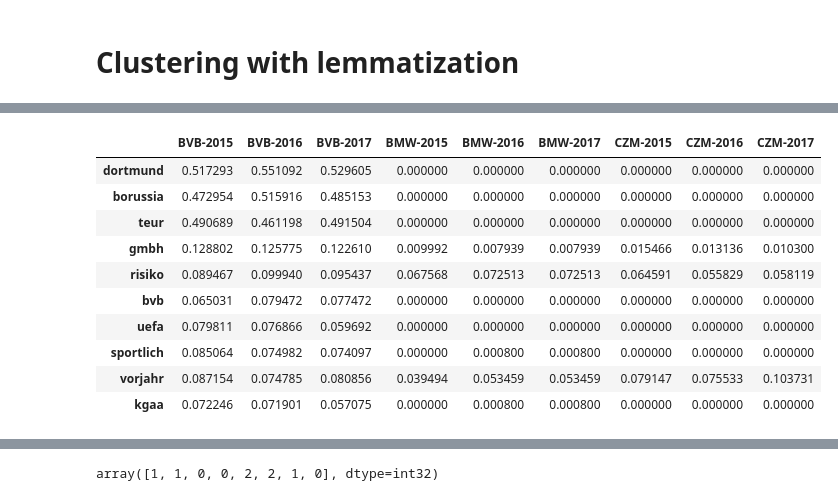
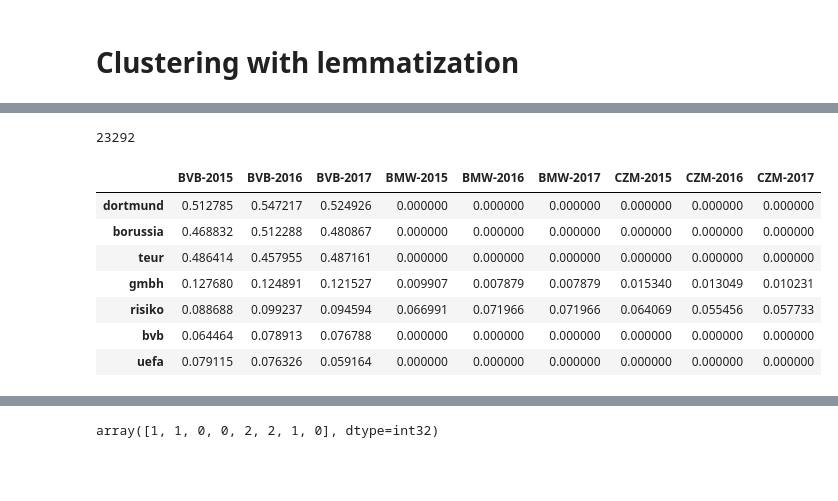
Before and after one commit to michaelborisov/text-analysis-lab, a Jupyter notebook: ML lab.ipynb, the cells around one changed output, grey strips where cells are left out. Drawn from its saved outputs; the diff is of its cells as text; code cells hidden in the pictures; blank space fills up the shorter version.

```diff
--- a/ML lab.ipynb
+++ b/ML lab.ipynb
@@ -99,6 +99,7 @@ def perform_lemmatization(document):
     lemmatized_content = " ".join(item for item in filtered_lemmas)
     return lemmatized_content
 # %%
+start_time = time.time()
 common_vocabularly_lem = set()
 for document in documents:
     content_of_document = readContentOfFile(FILE_PATH + document)
@@ -116,13 +117,15 @@ for document in documents:
         if u != '':
             new_vocab.add(u)
 
-    lemmatized_content = " ".join(item for item in filtered_lemmas)
-    vectorizer = TfidfVectorizer(vocabulary=new_vocab)
-    tfidf_matrix = vectorizer.fit_transform([lemmatized_content])
-    feature_names = vectorizer.get_feature_names()
-    corpus_index = [n for n in ['Values']]
-    df = pd.DataFrame(tfidf_matrix.T.todense(), index=feature_names, columns=corpus_index)
-    df = df.sort_values(by=['Values'], ascending=False)
-    print (df.head(5).index.values.tolist())
-    common_vocabularly_lem.update(df.head(1000).index.values.tolist())
+#     lemmatized_content = " ".join(item for item in filtered_lemmas)
+#     vectorizer = TfidfVectorizer(vocabulary=new_vocab)
+#     tfidf_matrix = vectorizer.fit_transform([lemmatized_content])
+#     feature_names = vectorizer.get_feature_names()
+#     corpus_index = [n for n in ['Values']]
+#     df = pd.DataFrame(tfidf_matrix.T.todense(), index=feature_names, columns=corpus_index)
+#     df = df.sort_values(by=['Values'], ascending=False)
+#     print (df.head(5).index.values.tolist())
+#     common_vocabularly_lem.update(df.head(1000).index.values.tolist())
+    common_vocabularly_lem.update(new_vocab)
+print (time.time() - start_time)
 # %% [output]
@@ -156,7 +151,8 @@ tfidf_matrix = vectorizer.fit_transform(
      perform_lemmatization(FILE_PATH + 'BMW-AnnualReport-2013.json'),])
 # %%
 start_time = time.time()
-lemm_docs_prep = [perform_lemmatization(FILE_PATH + 'BVB-AnnualReport-2015.json'),
+lemm_docs_prep = [
+     perform_lemmatization(FILE_PATH + 'BVB-AnnualReport-2015.json'),
      perform_lemmatization(FILE_PATH + 'BVB-AnnualReport-2016.json'),
      perform_lemmatization(FILE_PATH + 'BVB-AnnualReport-2017.json'),
      perform_lemmatization(FILE_PATH + 'BMW-AnnualReport-2015.json'),
@@ -193,17 +181,18 @@ df.head(5)
+# %%
+print(len(feature_names))
+# %% [output]
+23292
 # %%
 df = df.sort_values(by=['BVB-2016'], ascending=False)
-df.head(10)
+df.head(7)
 # %% [output]
 |  | BVB-2015 | BVB-2016 | BVB-2017 | BMW-2015 | BMW-2016 | BMW-2017 | CZM-2015 | CZM-2016 | CZM-2017 |
-| dortmund | 0.517293 | 0.551092 | 0.529605 | 0.000000 | 0.000000 | 0.000000 | 0.000000 | 0.000000 | 0.000000 |
-| borussia | 0.472954 | 0.515916 | 0.485153 | 0.000000 | 0.000000 | 0.000000 | 0.000000 | 0.000000 | 0.000000 |
-| teur | 0.490689 | 0.461198 | 0.491504 | 0.000000 | 0.000000 | 0.000000 | 0.000000 | 0.000000 | 0.000000 |
-| gmbh | 0.128802 | 0.125775 | 0.122610 | 0.009992 | 0.007939 | 0.007939 | 0.015466 | 0.013136 | 0.010300 |
-| risiko | 0.089467 | 0.099940 | 0.095437 | 0.067568 | 0.072513 | 0.072513 | 0.064591 | 0.055829 | 0.058119 |
-| bvb | 0.065031 | 0.079472 | 0.077472 | 0.000000 | 0.000000 | 0.000000 | 0.000000 | 0.000000 | 0.000000 |
-| uefa | 0.079811 | 0.076866 | 0.059692 | 0.000000 | 0.000000 | 0.000000 | 0.000000 | 0.000000 | 0.000000 |
-| sportlich | 0.085064 | 0.074982 | 0.074097 | 0.000000 | 0.000800 | 0.000800 | 0.000000 | 0.000000 | 0.000000 |
-| vorjahr | 0.087154 | 0.074785 | 0.080856 | 0.039494 | 0.053459 | 0.053459 | 0.079147 | 0.075533 | 0.103731 |
-| kgaa | 0.072246 | 0.071901 | 0.057075 | 0.000000 | 0.000800 | 0.000800 | 0.000000 | 0.000000 | 0.000000 |
+| dortmund | 0.512785 | 0.547217 | 0.524926 | 0.000000 | 0.000000 | 0.000000 | 0.000000 | 0.000000 | 0.000000 |
+| borussia | 0.468832 | 0.512288 | 0.480867 | 0.000000 | 0.000000 | 0.000000 | 0.000000 | 0.000000 | 0.000000 |
+| teur | 0.486414 | 0.457955 | 0.487161 | 0.000000 | 0.000000 | 0.000000 | 0.000000 | 0.000000 | 0.000000 |
+| gmbh | 0.127680 | 0.124891 | 0.121527 | 0.009907 | 0.007879 | 0.007879 | 0.015340 | 0.013049 | 0.010231 |
+| risiko | 0.088688 | 0.099237 | 0.094594 | 0.066991 | 0.071966 | 0.071966 | 0.064069 | 0.055456 | 0.057733 |
+| bvb | 0.064464 | 0.078913 | 0.076788 | 0.000000 | 0.000000 | 0.000000 | 0.000000 | 0.000000 | 0.000000 |
+| uefa | 0.079115 | 0.076326 | 0.059164 | 0.000000 | 0.000000 | 0.000000 | 0.000000 | 0.000000 | 0.000000 |
 # %%
 df = df.sort_values(by=['BMW-2016'], ascending=False)
```
Also changed, not shown: parts of 15 cells of this notebook.
